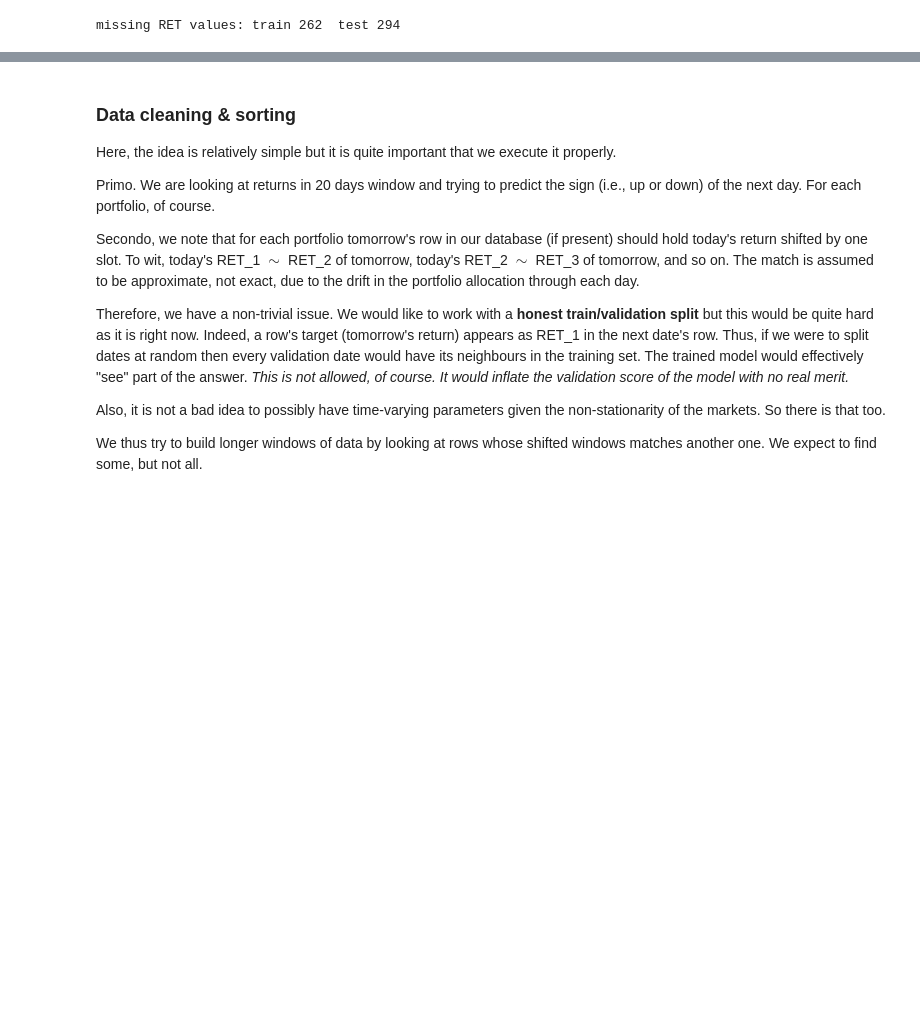
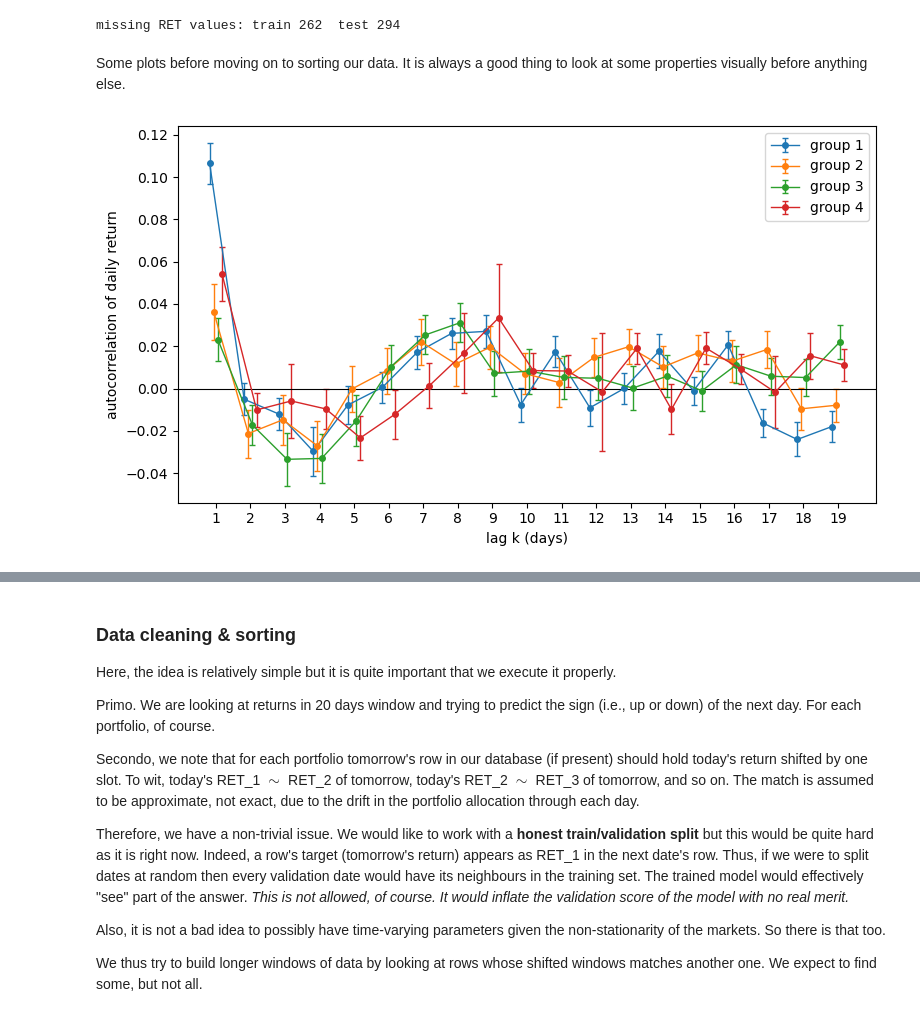
Before and after one commit to MarcoGaloppo/qrt-hierarchical-bayes, a Jupyter notebook: BaysianHierarchicalApproach.ipynb, the cells around one changed output, grey strips where cells are left out. Drawn from its saved outputs; the diff is of its cells as text; code cells hidden in the pictures; blank space fills up the shorter version.

```diff
--- a/BaysianHierarchicalApproach.ipynb
+++ b/BaysianHierarchicalApproach.ipynb
@@ -83,3 +83,31 @@ RET = [f"RET_{i}" for i in range(1, 21)]   # RET_1 = most recent day
 print("missing RET values: train", X_train[RET].isna().sum().sum(), " test", X_test[RET].isna().sum().sum())
 # %% [output]
 missing RET values: train 262  test 294
+# %% [markdown]
+Some plots before moving on to sorting our data. It is always a good thing to look at some properties visually before anything else.
+# %%
+# Look at auto-correlation of lag k days divided between the various groups
+
+alloc = X_train["ALLOCATION"].to_numpy()
+grp_of_alloc = X_train.groupby("ALLOCATION")["GROUP"].first()
+lags = range(1, 20)
+acf_raw = {}
+for k in lags:
+    a, b = R[:, :20 - k], R[:, k:]              # pairs k days apart inside each row
+    ok = np.isfinite(a) & np.isfinite(b)
+    a, b = np.where(ok, a, 0), np.where(ok, b, 0)
+    t = pd.DataFrame({"ab": (a * b).sum(1), "aa": (a * a).sum(1), "bb": (b * b).sum(1)}).groupby(alloc).sum()
+    per_p = t["ab"] / np.sqrt(t["aa"] * t["bb"])
+    for g, v in per_p.groupby(grp_of_alloc.reindex(per_p.index)):
+        acf_raw[(g, k)] = (v.mean(), v.std() / np.sqrt(len(v)))
+
+fig, ax = plt.subplots(figsize=(8, 4.5))
+for j, g in enumerate(sorted(grp_of_alloc.unique())):
+    m  = np.array([acf_raw[(g, k)][0] for k in lags])
+    se = np.array([acf_raw[(g, k)][1] for k in lags])
+    ax.errorbar(np.array(lags) + (j - 1.5) * 0.12, m, yerr=2 * se, fmt="o-", ms=4, lw=1, capsize=2, label=f"group {g}")
+ax.axhline(0, color="k", lw=0.8)
+ax.set_xticks(list(lags)); ax.set_xlabel("lag k (days)"); ax.set_ylabel("autocorrelation of daily return")
+ax.legend(); plt.tight_layout(); plt.show()
+# %% [output]
+[figure, added]
```
Also changed, not shown: parts of 35 cells of this notebook.
